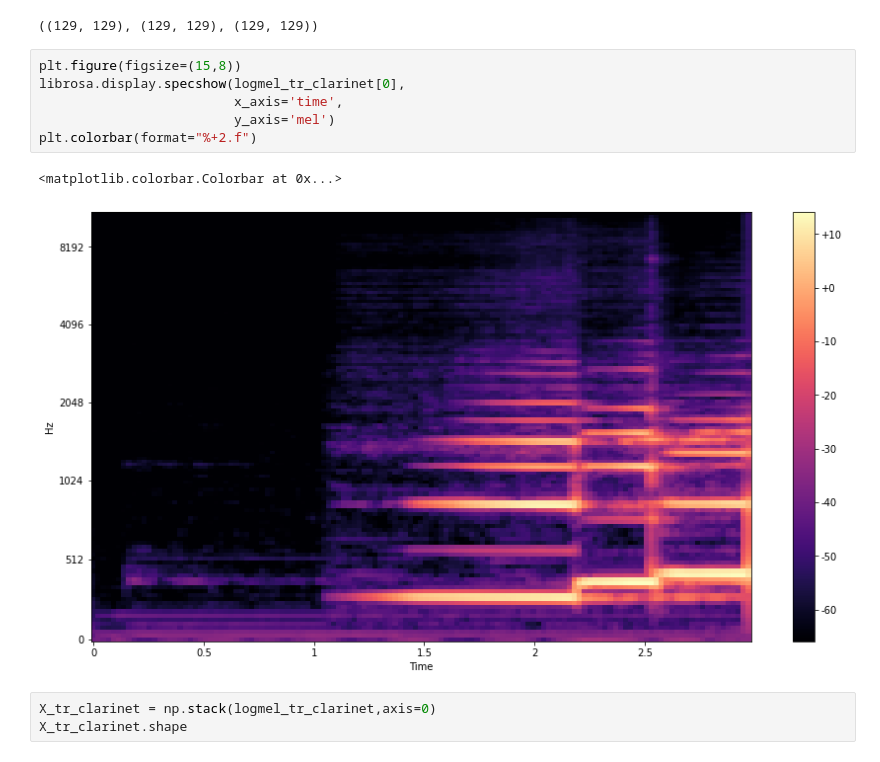
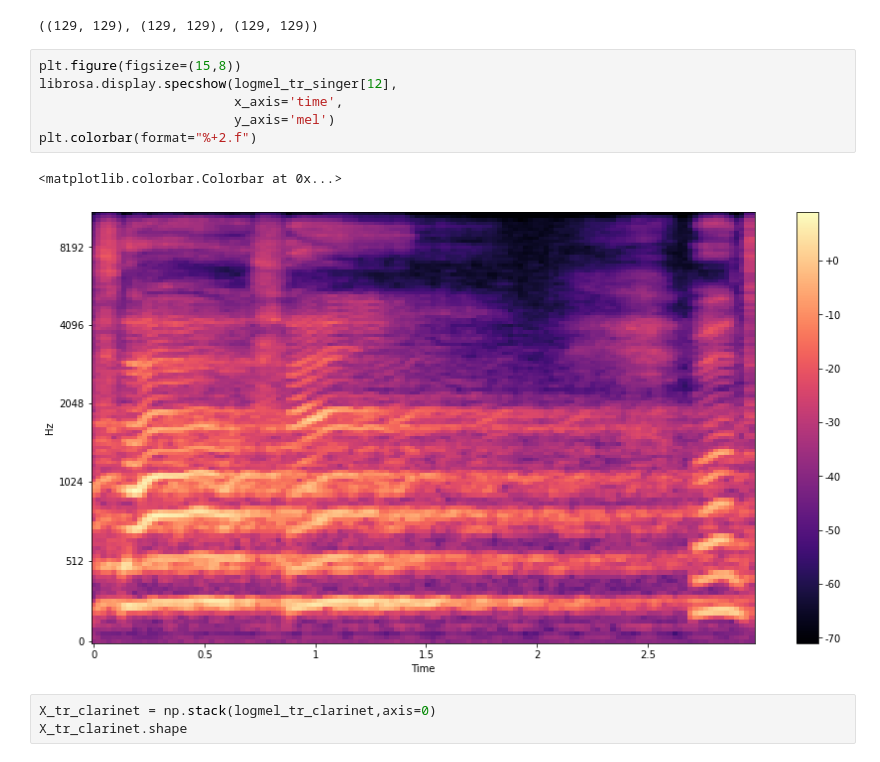
Before and after one commit to imferrer/music_box, a Jupyter notebook: Code/2_instruments_log.ipynb, the cells around one changed output. Cells and saved outputs as stored; diff of their text form.

```diff
--- a/Code/2_instruments_log.ipynb
+++ b/Code/2_instruments_log.ipynb
@@ -349,13 +349,13 @@ logmel_tr_clarinet[0].shape, logmel_tr_clarinet[0].shape, logmel_tr_singer[0].sh
 ((129, 129), (129, 129), (129, 129))
 # %%
 plt.figure(figsize=(15,8))
-librosa.display.specshow(logmel_tr_clarinet[0],
+librosa.display.specshow(logmel_tr_singer[12],
                          x_axis='time',
                          y_axis='mel')
 plt.colorbar(format="%+2.f")
 # %% [output]
 <matplotlib.colorbar.Colorbar at 0x...>
-[figure, old version]
+[figure, new version]
 # %%
 X_tr_clarinet = np.stack(logmel_tr_clarinet,axis=0)
 X_tr_clarinet.shape
```
Also changed, not shown: parts of 26 cells of this notebook, 2 other files.
